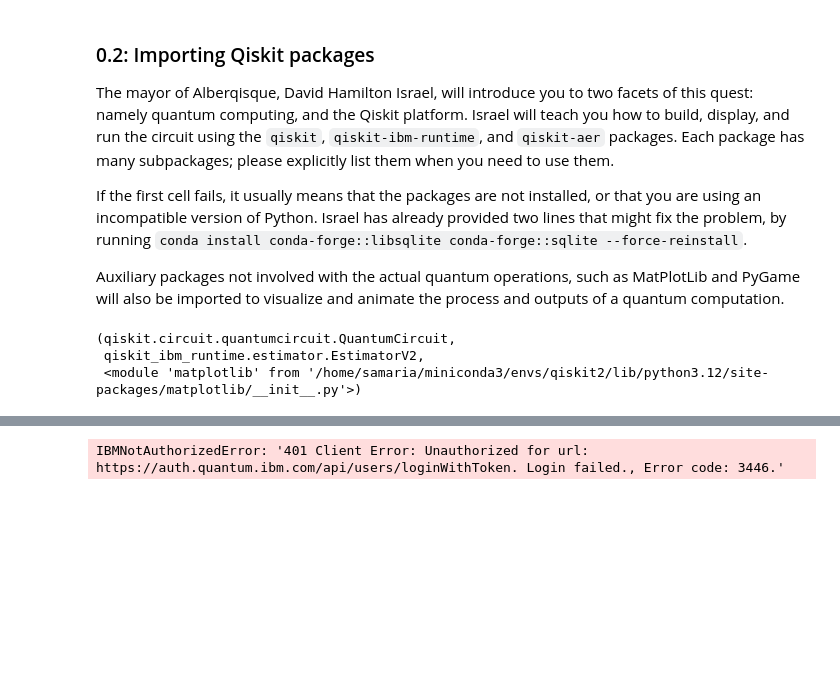
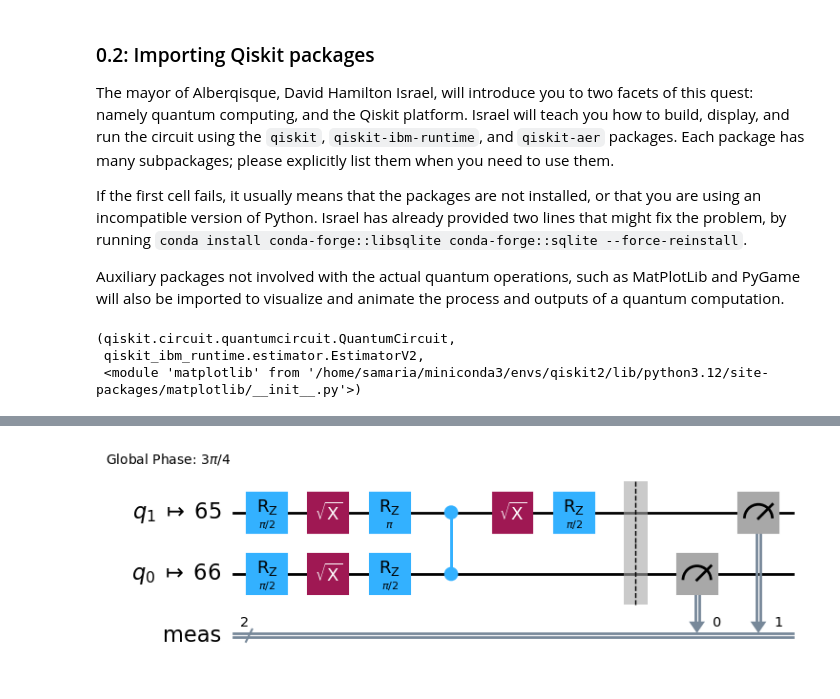
Before and after one commit to mulliganaceous/Alberqisque, a Jupyter notebook: tutorial1.ipynb, the cells around one changed output, grey strips where cells are left out. Cells and saved outputs as stored; diff of their text form; code cells hidden in the pictures; blank space fills up the shorter version.

```diff
--- a/tutorial1.ipynb
+++ b/tutorial1.ipynb
@@ -102,0 +112,26 @@ In particular, a __vector__ can be seen as a direction, a point in Cartesian spa
+# %%
+# Save an IBM Cloud account so it can be used with the Runtime
+def save_account_ibm_cloud(api_key=None, crn=None):
+    if not api_key:
+        api_key = input("Enter your IBM Cloud API key: ") # PseRtCY4dJv1I0QnbeFipyboMoxxAI95_I0R__Rc3-Gq
+    if not crn:
+        crn = input("Enter your IBM Cloud CRN: ") # crn:v1:bluemix:public:quantum-computing:us-east:a/28892d9ba7b34dc18e10b32054549c80:54fde662-5c4f-46ad-863b-e226c35e86cf::
+    QiskitRuntimeService.save_account(channel="ibm_cloud", token=api_key, instance=crn, name="fliq", overwrite=True)
+
+
+# Save an IBM Qiskit accont so it can be used with the Runtime (will be obsolete soon)
+def save_account_ibm_qiskit(api_key=None, instance_name=None):
+    if not api_key:
+        api_key = input("Enter your IBM Q API key: ") # e807abf6efc4df124760bd03db76fa8dcc388c243aaf6e3d8d5e8b2bd0d4477084373147d17510d12f8aaa1a1b04ce909eeab6d85f576b3d23960e82fd2dcdbb
+    if not instance_name:
+        instance_name = input("Enter your IBM Q instance name: ") # ibm-q/open/main
+    QiskitRuntimeService.save_account(channel="ibm_quantum", token=api_key, instance=instance_name, name="fliq", overwrite=True)
+
+# Save account
+save_account_ibm_cloud("PseRtCY4dJv1I0QnbeFipyboMoxxAI95_I0R__Rc3-Gq", "crn:v1:bluemix:public:quantum-computing:us-east:a/28892d9ba7b34dc18e10b32054549c80:494c6db6-0903-4057-8723-2d752ea92feb::")
+# save_account_ibm_qiskit("e807abf6efc4df124760bd03db76fa8dcc388c243aaf6e3d8d5e8b2bd0d4477084373147d17510d12f8aaa1a1b04ce909eeab6d85f576b3d23960e82fd2dcdbb", "ibm-q/open/main")
+service = QiskitRuntimeService(name="fliq")
+backends = service.backends()
+if not backends:
+    raise Exception("Cannot proceed further: no available devices.")
+backends
@@ -140,8 +178,7 @@ When executing circuits on a real device, we must mind that each device may nati
 # %%
-service = QiskitRuntimeService()
 backend = service.least_busy(simulator=False, operational=True)
-pm = generate_preset_pass_manager(backend=backend, optimization_level=1)
+pm = generate_preset_pass_manager(backend=backend, optimization_level=3)
 isa_circuit = pm.run(qc)
-isa_circuit.draw("mpl", idle_wires=False)
+isa_circuit.draw("mpl")
 # %% [output]
-IBMNotAuthorizedError: '401 Client Error: Unauthorized for url: https://auth.quantum.ibm.com/api/users/loginWithToken. Login failed., Error code: 3446.'
+[figure, added]
```
Also changed, not shown: parts of 24 cells of this notebook.
